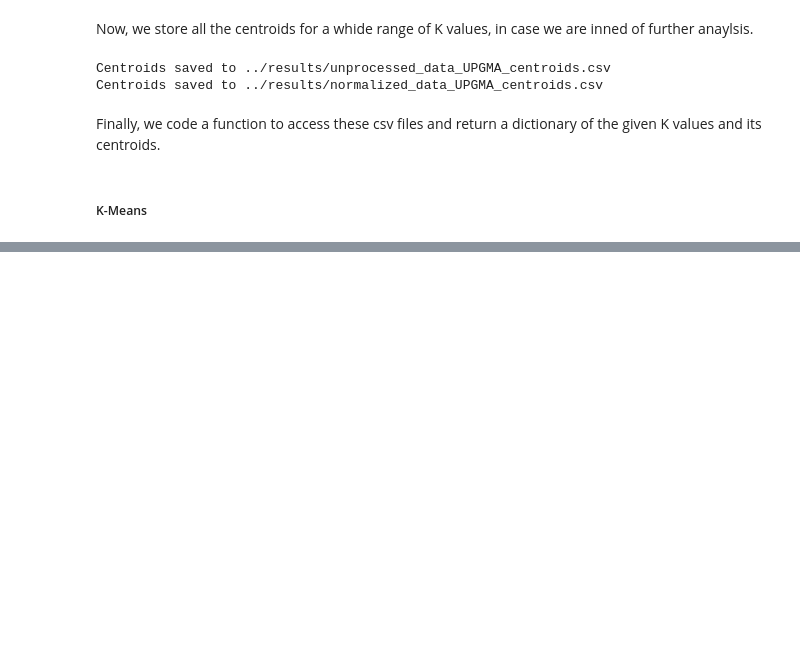
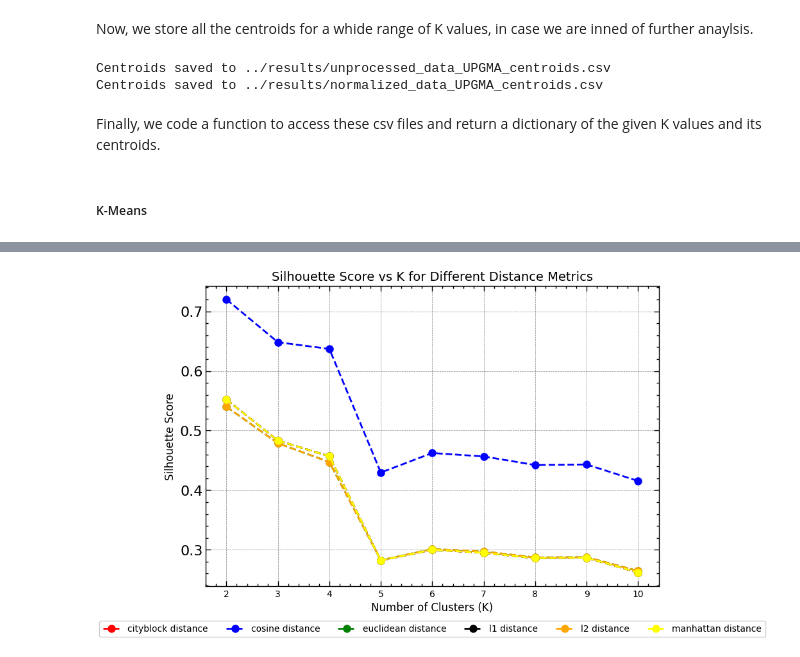
Before and after one commit to MarioPasc/complearn_projects, a Jupyter notebook: Clustering/code/k_means_clustering_sporulaton.ipynb, the cells around one changed output, grey strips where cells are left out. Drawn from its saved outputs; the diff is of its cells as text; code cells hidden in the pictures; blank space fills up the shorter version.

```diff
--- a/Clustering/code/k_means_clustering_sporulaton.ipynb
+++ b/Clustering/code/k_means_clustering_sporulaton.ipynb
@@ -553,34 +560,56 @@ ValueError: The shape of the initial centers (7, 6) does not match the number of
 # %%
-# Store silhouette scores for each K
-silhouette_scores = []
+# List of distance metrics to try
+distance_metrics = ['cityblock', 'cosine', 'euclidean', 'l1', 'l2', 'manhattan']
+
+# Store silhouette scores for each distance metric
+silhouette_scores_by_distance = {distance: [] for distance in distance_metrics}
 
 k_values_to_try = np.arange(2, 11)
-for k in k_values_to_try:
-    # Get the initial centroids for this K value
-    initial_centroids = get_centroids(k=k, verbose=False, path=)
 
-    # Run K-Means with the loaded centroids for the given K
-    kmeans = KMeans(n_clusters=k, init=centroids_normalized[k], n_init=1, random_state=42)
-    kmeans.fit(X)
+# Loop over each distance metric
+for distance in distance_metrics:
+    silhouette_scores = []  # Temporary list for the current distance metric
 
-    # Predict the cluster labels
-    labels = kmeans.labels_
+    for k in k_values_to_try:
+        # Get the initial centroids for this K value
+        initial_centroids = centroids_normalized.get(k)
 
-    # Calculate the silhouette score
-    score = silhouette_score(X, labels)
-    silhouette_scores.append(score)
+        # Run K-Means with the loaded centroids for the given K
+        kmeans = KMeans(n_clusters=k, init=centroids_normalized[k], n_init=1, random_state=42)
+        kmeans.fit(X)
 
-    print(f"Silhouette Score for K={k}: {score:.4f}")
+        # Predict the cluster labels
+        labels = kmeans.labels_
 
-marker_style = dict(marker='o', markersize=10, fillstyle='none')
+        # Calculate the silhouette score using the given distance metric
+        score = silhouette_score(X, labels, metric=distance)
+        silhouette_scores.append(score)
 
-# Plot the silhouette scores against K values
-plt.figure(figsize=(8, 6))
-plt.plot(k_values_to_try, silhouette_scores, linestyle='--', color='black', **marker_style)
-plt.title('Silhouette Score vs K')
-plt.xlabel('Number of Clusters (K)')
-plt.ylabel('Silhouette Score')
+        print(f"Silhouette Score for K={k}, Distance={distance}: {score:.4f}")
+
+    # Store silhouette scores for the current distance metric
+    silhouette_scores_by_distance[distance] = silhouette_scores
+
+# Plot the silhouette scores for each distance metric
+plt.figure(figsize=(10, 6))
+
+# Define different colors for each distance metric
+colors = ['red', 'blue', 'green', 'black', 'orange', 'yellow']
+
+for idx, (distance, scores) in enumerate(silhouette_scores_by_distance.items()):
+    plt.plot(k_values_to_try, scores, linestyle='--', marker='o', markersize=8, color=colors[idx], label=f'{distance} distance')
+
+# Set plot title and labels
+plt.title('Silhouette Score vs K for Different Distance Metrics', fontsize=14)
+plt.xlabel('Number of Clusters (K)', fontsize=12)
+plt.ylabel('Silhouette Score', fontsize=12)
 plt.xticks(k_values_to_try, fontsize=10)
 plt.grid(True)
+
+# Add the legend outside the plot but inside the figure
+plt.legend(loc='upper center', bbox_to_anchor=(0.5, -0.1), ncol=len(distance_metrics), fontsize=10)
+
+# Show the plot
+plt.tight_layout()
 plt.show()
 # %% [output]
@@ -587,0 +633 @@ FileNotFoundError: [Errno 2] No such file or directory: '../results/centroids_fo
+[figure, added]
```
Also changed, not shown: parts of 4 cells of this notebook.
